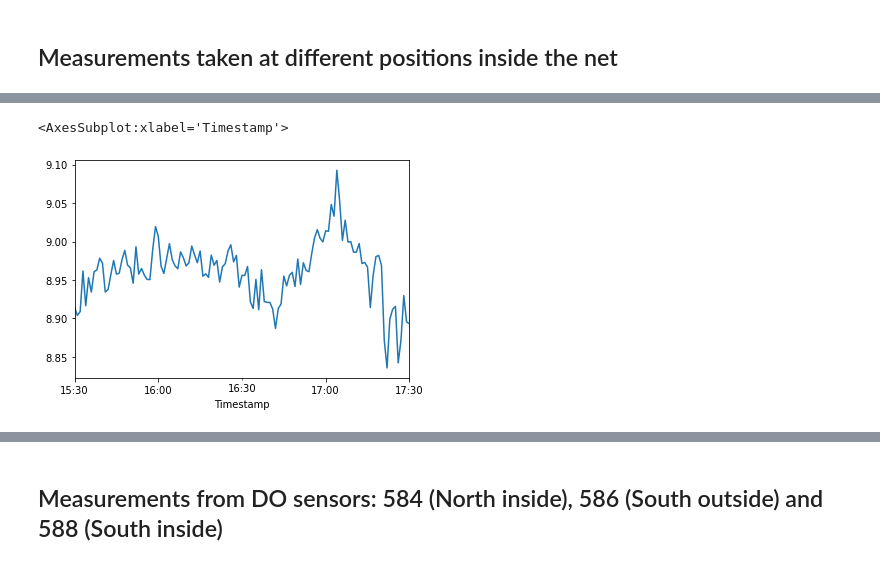
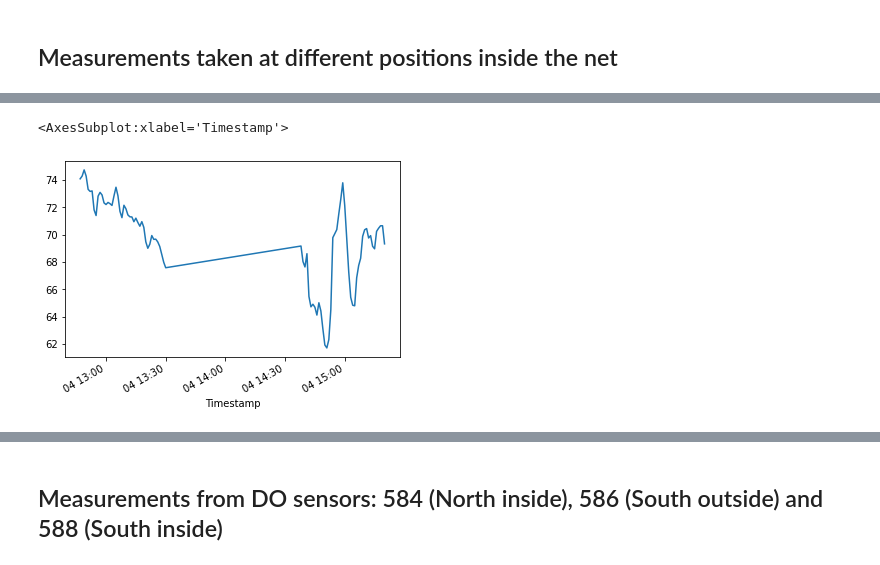
Before and after one commit to larsmmo/Master, a Jupyter notebook: createCSV.ipynb, the cells around one changed output, grey strips where cells are left out. Saved outputs shown, nothing was run; the diff lists cells and outputs as text; code cells hidden in the pictures.

Commit message:
more gp visualization

```diff
--- a/createCSV.ipynb
+++ b/createCSV.ipynb
@@ -8,7 +8,7 @@ from scipy import stats
 # %% [markdown]
 ## Measurements taken at different positions inside the net
 # %%
-DOinside=pd.read_excel('../data/oksygen/fornes2_excel_oksygen_Sal_330.xlsx', [0,1,2,3,4,5,6,7,8,9,10], usecols = [1,3,4,10,11,17,18,24,25], index_col = 0)
+DOinside=pd.read_excel('data/oksygen/fornes2_excel_oksygen_Sal_330.xlsx', [0,1,2,3,4,5,6,7,8,9,10], usecols = [1,3,4,10,11,17,18,24,25], index_col = 0)
 
 #Position 1
 DOinside[0].columns = ['Pos1m3Temp', 'Pos1m3DO', 'Pos1m6Temp', 'Pos1m6DO', 'Pos1m9Temp', 'Pos1m9DO', 'Pos1m12Temp', 'Pos1m12DO']
@@ -73,7 +83,8 @@ DOinside[10].drop(DOinside[10].index[:6], inplace=True)
 #DOinside[10].loc[pd.Timestamp('2019-07-3 15:24:00'):pd.Timestamp('2019-07-03 15:29:00'),'Pos32m4Temp'] = np.NaN
 #DOinside[10].loc[pd.Timestamp('2019-07-3 15:24:00'):pd.Timestamp('2019-07-03 15:29:00'),'Pos32m2DO'] = np.NaN
 # %%
-DOinside[10].loc[:,'Pos32m2DO'].plot()
+#DOinside[10].loc[:,'Pos32m2DO'].plot()
+DOinside[4].loc[:,'Pos7m3DO'].plot()
 # %% [output]
 <AxesSubplot:xlabel='Timestamp'>
-[figure, old version]
+[figure, new version]
```
Also changed, not shown: parts of 12 cells of this notebook, 5 other files.
